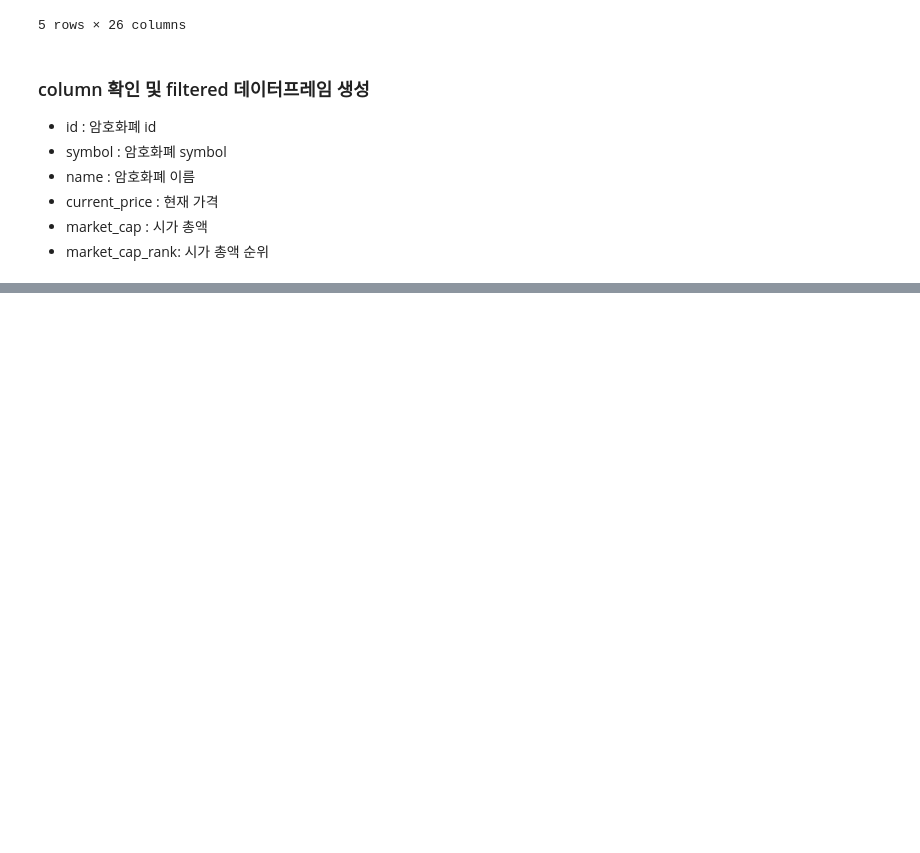
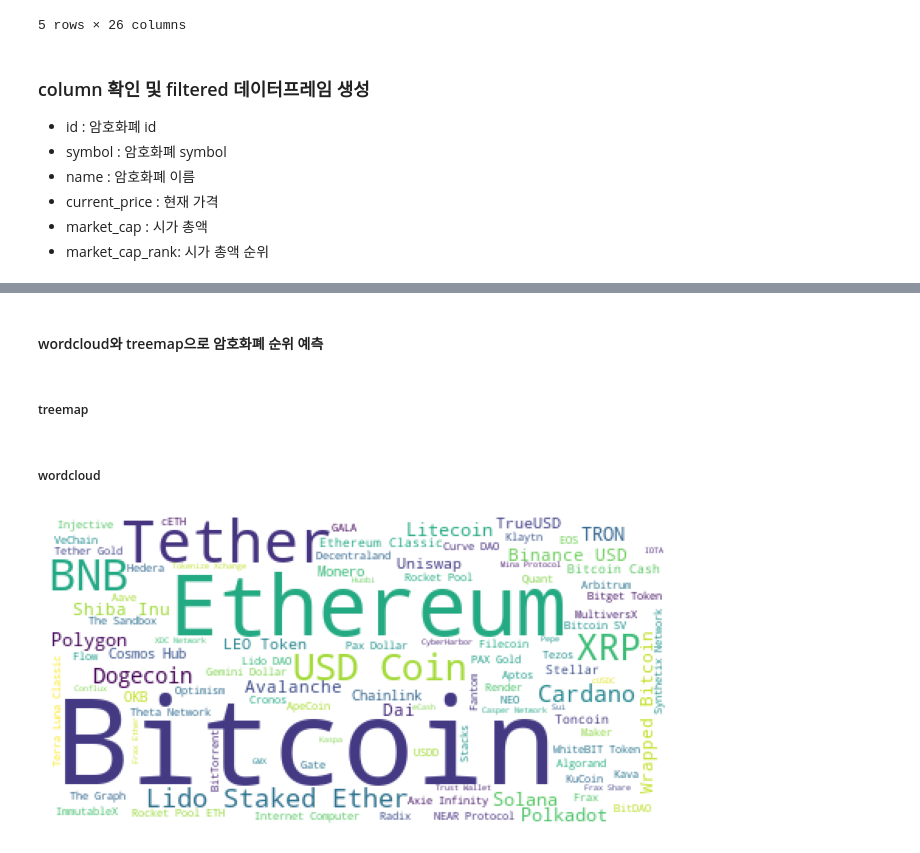
Before and after one commit to sojoyfulyouth/Pandas_DataAnalysis, a Jupyter notebook: Final project/final.ipynb, the cells around one changed output, grey strips where cells are left out. Cells and saved outputs as stored; diff of their text form; code cells hidden in the pictures; blank space fills up the shorter version.

```diff
--- a/Final project/final.ipynb
+++ b/Final project/final.ipynb
@@ -409,0 +248,4 @@ for symbol in crypto_symbols:
+# %% [markdown]
+#### wordcloud와 treemap으로 암호화폐 순위 예측
+# %% [markdown]
+##### treemap
@@ -409,0 +256,21 @@ for symbol in crypto_symbols:
+# %% [markdown]
+##### wordcloud
+# %%
+# wordcloud
+
+# 암호화폐 별 시가총액 데이터프레임 추출
+df_listed=df_price_filtered[['name', 'market_cap']]
+# 데이터프레임 인덱스 변경
+df_listed=df_listed.set_index('name')
+# 데이터프레임을 series로 변경
+df_sereies=df_listed.squeeze()
+
+# wordcloud 그리기
+wordcloud_py = WordCloud(background_color = 'white').generate_from_frequencies(df_sereies.to_dict())
+
+plt.rcParams['figure.figsize'] = (8, 8)
+plt.imshow(wordcloud_py)
+plt.axis('off')
+plt.show()
+# %% [output]
+[figure, added]
```
Also changed, not shown: parts of 52 cells of this notebook.
